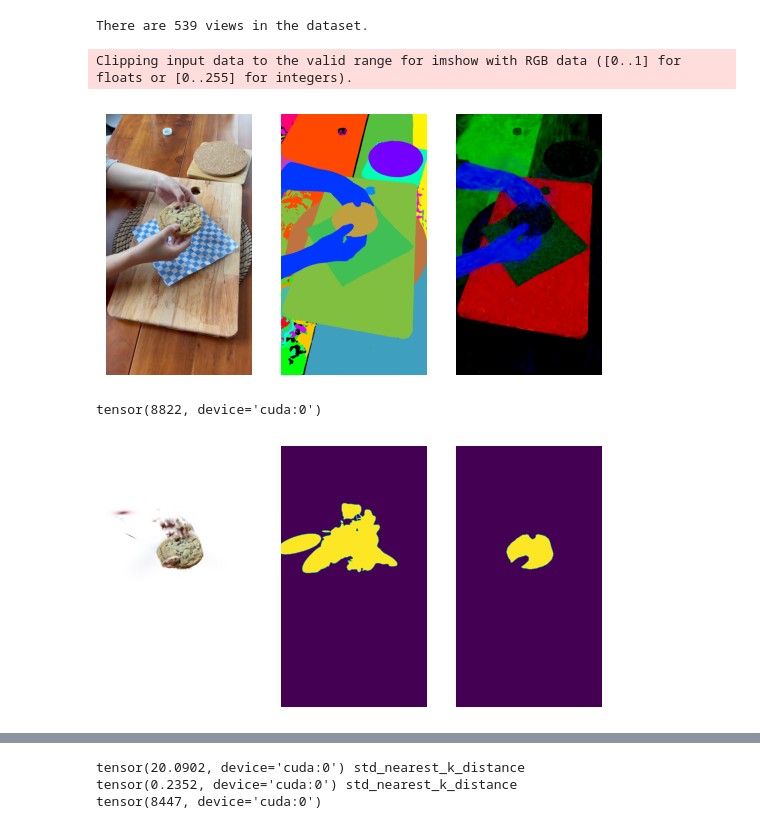
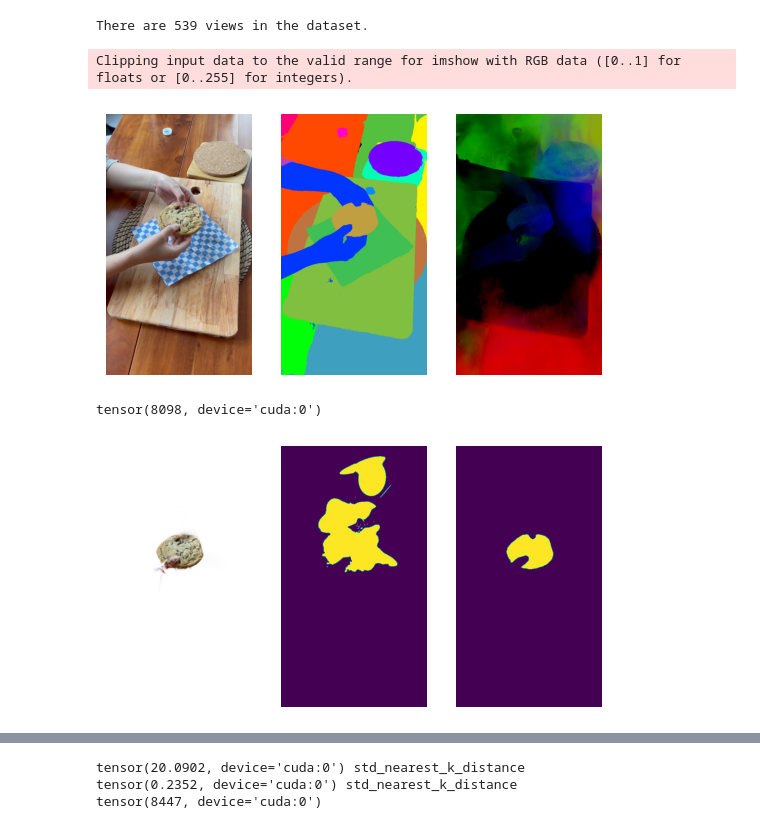
Before and after one commit to guanjunwu/sa4d, a Jupyter notebook: ie_cookie.ipynb, the cells around one changed output, grey strips where cells are left out. Drawn from its saved outputs; the diff is of its cells as text; code cells hidden in the pictures.

```diff
--- a/ie_cookie.ipynb
+++ b/ie_cookie.ipynb
@@ -120,29 +120,29 @@ def plot(img_list, axis=False):
 # %%
 ref_img_camera_id = 0
 mask_img_camera_id = 0
 ref_view = video_cameras[ref_img_camera_id]
 
 with torch.no_grad():
     rendering = render(ref_view, gaussians, pipeline, bg_color, cam_type=cam_type)["render"]
     img = to8b(rendering).transpose(1,2,0)
     # img = cv2.resize(img, dsize=(1024,1024), fx=1, fy=1, interpolation=cv2.INTER_LINEAR)
     objects = ref_view.objects
 
     identity_encoding = render_contrastive_feature(ref_view, gaussians, pipeline, bg_feature)["render"]
-    logits = gaussians._mlp(identity_encoding)
+    logits = gaussians._classifier(identity_encoding)
     pred_obj = torch.argmax(logits,dim=0).cpu().numpy()
 
     import numpy as np
     from sklearn.decomposition import PCA
     identity_encoding = torch.nn.functional.normalize(identity_encoding, dim=0)
     X = identity_encoding.permute([1, 2, 0]).flatten(0, 1).cpu().numpy()
     np.random.seed(6)
     pca = PCA(n_components=3)
     pca.fit(X)
     X_rgb = pca.transform(X).reshape(*identity_encoding.shape[-2:], 3)
     # X_rgb = 255 * (X_rgb - X_rgb.min()) / (X_rgb.max() - X_rgb.min())
 
     plot([img, visualize_obj(pred_obj), X_rgb])
 # %% [output]
 Clipping input data to the valid range for imshow with RGB data ([0..1] for floats or [0..255] for integers).
-[figure, old version]
+[figure, new version]
@@ -155,12 +153,21 @@ selected_obj_ids = cookie_id
 selected_obj_ids = torch.tensor(selected_obj_ids).cuda()
 gt_mask = (objects == cookie_id).int()
 with torch.no_grad():
-    logits3d = gaussians._mlp(gaussians._sam_features.unsqueeze(1).permute(2,0,1))
+    opacity = gaussians._opacity
+    shs = gaussians.get_features
+    means3D = gaussians.get_xyz
+    scales = gaussians._scaling
+    rotations = gaussians._rotation
+    ts = torch.tensor(ref_view.time).to(means3D.device).repeat(means3D.shape[0],1)
+    means3D_final, scales_final, rotations_final, opacity_final, shs_final = gaussians._deformation(means3D, scales, rotations, opacity, shs, ts)
+
+    identity_encoding = gaussians._mlp(means3D_final, ts)
+    logits3d = gaussians._classifier(identity_encoding.unsqueeze(1).permute(2, 0, 1))
     prob_obj3d = torch.softmax(logits3d, dim=0)
     obj3d = torch.argmax(prob_obj3d, dim=0)
     hard_mask3d = (obj3d == selected_obj_ids).squeeze()
     soft_mask3d =  (prob_obj3d[selected_obj_ids, :, :] > 0.3).squeeze()
-    mask3d = soft_mask3d # hard_mask3d & soft_mask3d
+    mask3d = hard_mask3d # hard_mask3d & soft_mask3d
     # mask3d = mask.any(dim=0).squeeze()
     print(mask3d.count_nonzero())
 
@@ -171,5 +178,5 @@ with torch.no_grad():
     rendered_mask = rendered_mask.squeeze().detach().cpu() > 0.1
     plot([target_img_seg, rendered_mask, gt_mask.detach().cpu()])
 # %% [output]
-tensor(8822, device='cuda:0')
+tensor(8098, device='cuda:0')
-[figure, old version]
+[figure, new version]
```
Also changed, not shown: parts of 3 cells of this notebook, 6 other files.
